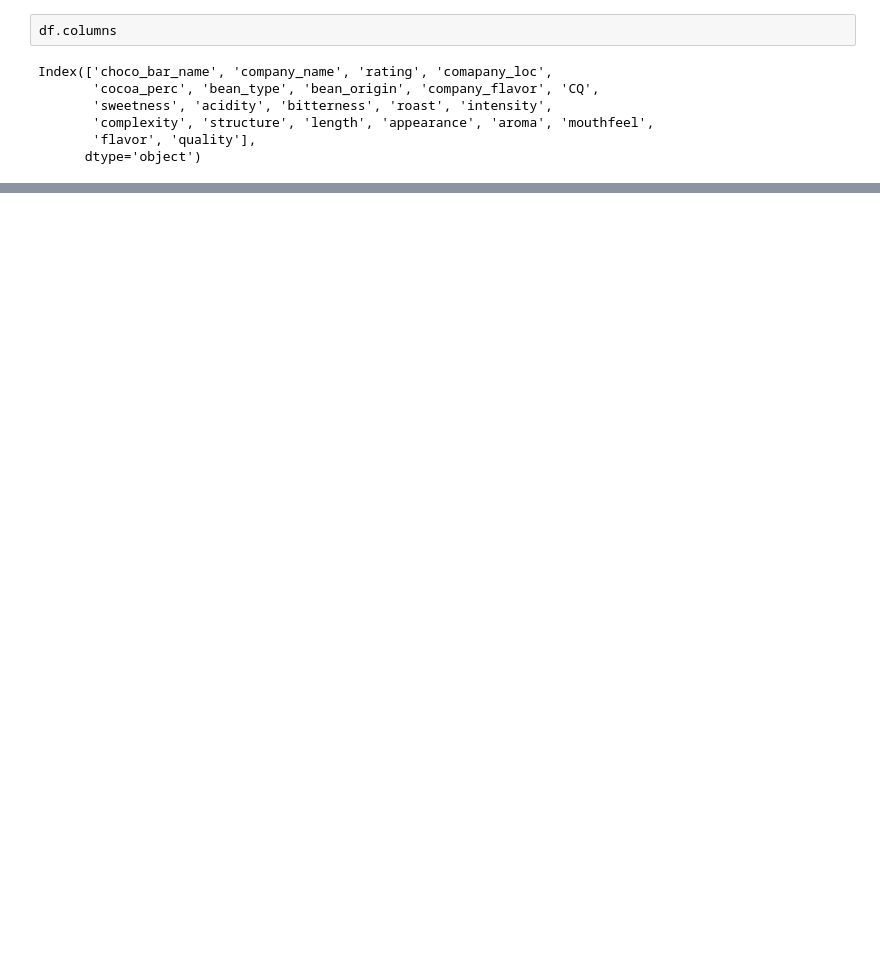
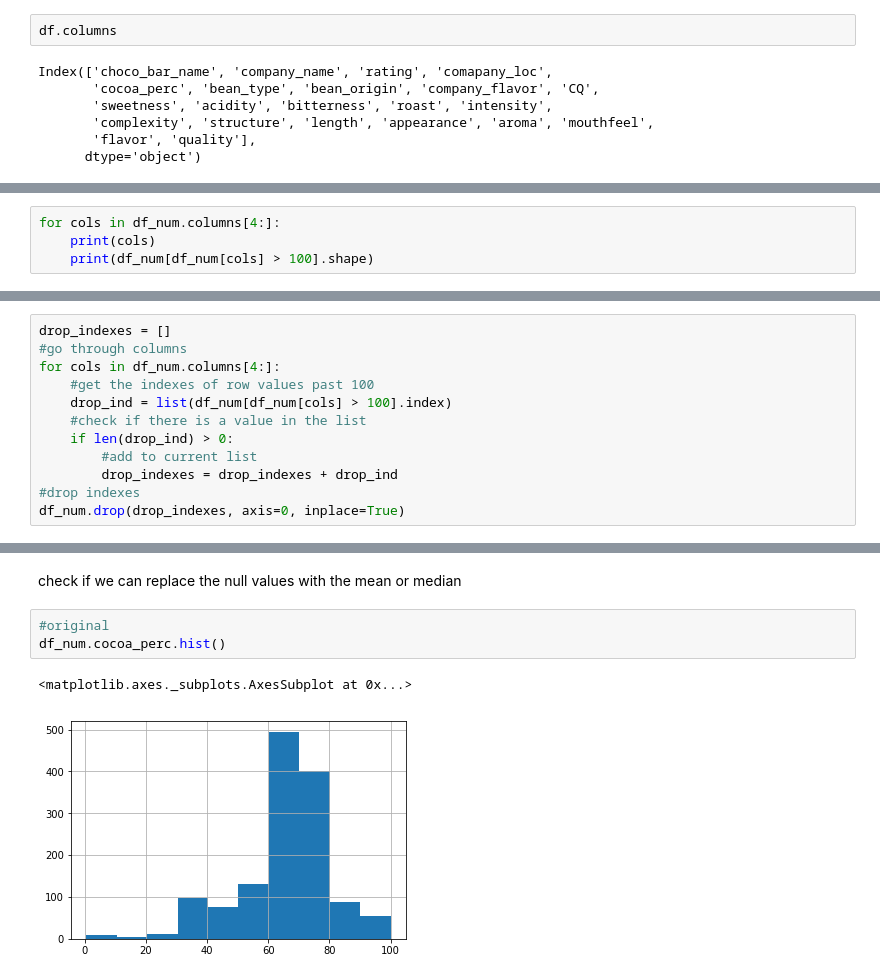
Before and after one commit to jeussantiago/chocolate_bar_rating, a Jupyter notebook: data/cocoa_clean.ipynb, the cells around one changed output, grey strips where cells are left out. Cells and saved outputs as stored; diff of their text form; blank space fills up the shorter version.

```diff
--- a/cocoa.ipynb
+++ b/data/cocoa_clean.ipynb
@@ -236,0 +280,4 @@ df_choco_num
+# %%
+for cols in df_num.columns[4:]:
+    print(cols)
+    print(df_num[df_num[cols] > 100].shape)
@@ -236,0 +304,12 @@ df_choco_num
+# %%
+drop_indexes = []
+#go through columns
+for cols in df_num.columns[4:]:
+    #get the indexes of row values past 100
+    drop_ind = list(df_num[df_num[cols] > 100].index)
+    #check if there is a value in the list
+    if len(drop_ind) > 0:
+        #add to current list
+        drop_indexes = drop_indexes + drop_ind
+#drop indexes
+df_num.drop(drop_indexes, axis=0, inplace=True)
@@ -295,0 +348,8 @@ drop_indexes
+# %% [markdown]
+check if we can replace the null values with the mean or median
+# %%
+#original
+df_num.cocoa_perc.hist()
+# %% [output]
+<matplotlib.axes._subplots.AxesSubplot at 0x...>
+[figure, added]
```
Also changed, not shown: parts of 54 cells of this notebook, 4 other files.
